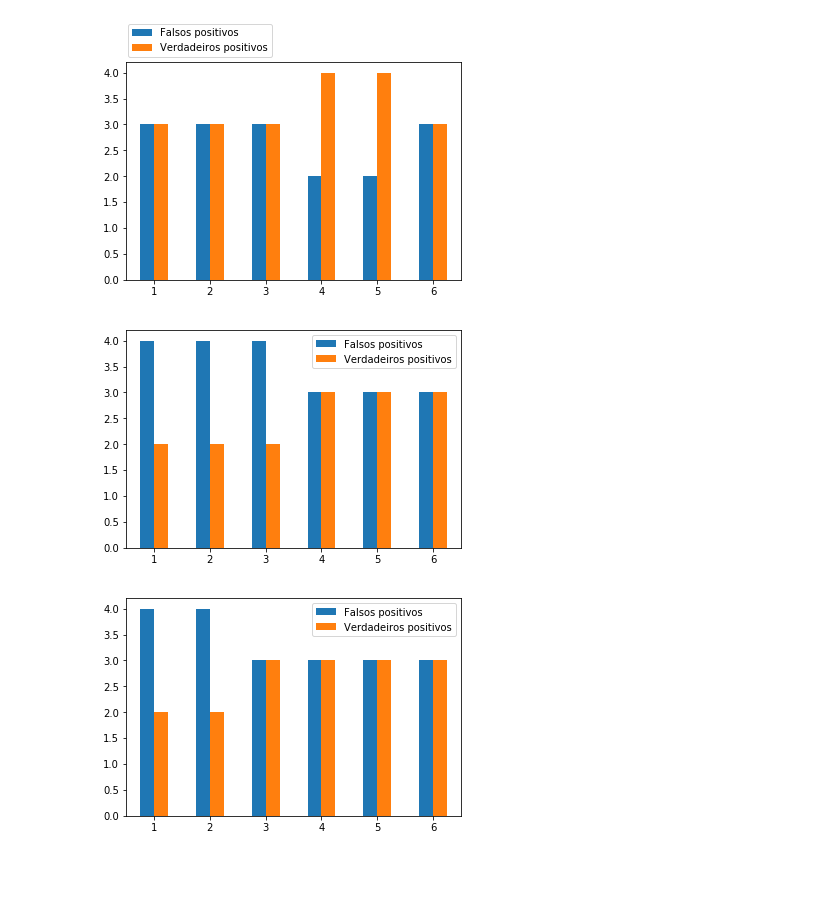
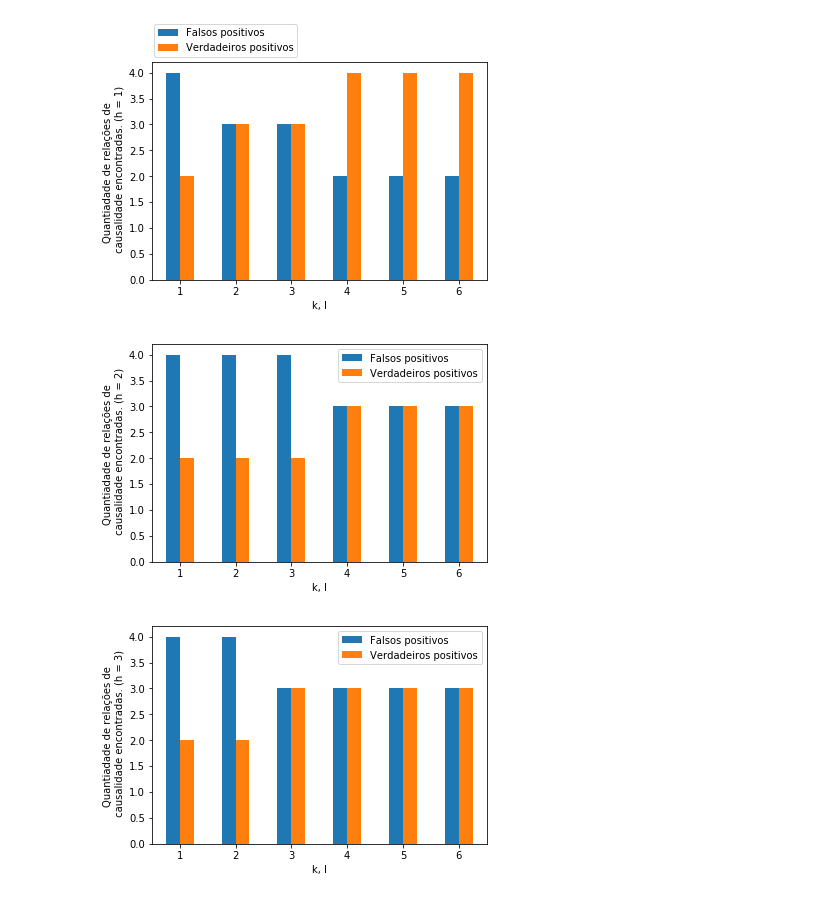
Before and after one commit to ruteee/pesquisa, a Jupyter notebook: results_visualization.ipynb, the cells around one changed output. Saved outputs shown, nothing was run; the diff lists cells and outputs as text; code cells hidden in the pictures; blank space fills up the shorter version.

```diff
--- a/results_visualization.ipynb
+++ b/results_visualization.ipynb
@@ -33,11 +33,13 @@ def confusion_bar_plots(cen_rate_path):
             i+=1
             count_cen = 0
     count = 0
-    for fp_bar, tp_bar, prec_bar in zip(bars_fp, bars_tp, bars_prec):
+    for fp_bar, tp_bar, prec_bar, j in zip(bars_fp, bars_tp, bars_prec, np.arange(1,4)):
         count+=1
         data = pd.DataFrame({'Verdadeiros positivos':tp_bar,'Falsos positivos': fp_bar}, index=np.arange(1,7))
         data_prec = pd.DataFrame({'Precisão': prec_bar}, index=np.arange(1,7))
         a = data.plot(kind='bar',rot=0)
+        a.set_xlabel("k, l")
+        a.set_ylabel("Quantiadade de relações de \n causalidade encontradas. (h = " + str(j) +")" )
        # prec_ax = data_prec.plot(kind='bar', rot=0)
 
         if count == 1:
@@ -48,8 +50,8 @@ def display_all_confusion(path_cen_rate):
     for cen in all_cen:
         display(cen, pd.read_csv(path_cen_rate+"conf_"+cen+".csv", index_col=0).head())
 # %%
-confusion_bar_plots(cen_media2_rate)
+confusion_bar_plots(cen_media5_rate)
 # %% [output]
-[figure, old version]
+[figure, new version]
-[figure, old version]
+[figure, new version]
-[figure, old version]
+[figure, new version]
```
Also changed, not shown: parts of 2 cells of this notebook, 9 other files.
